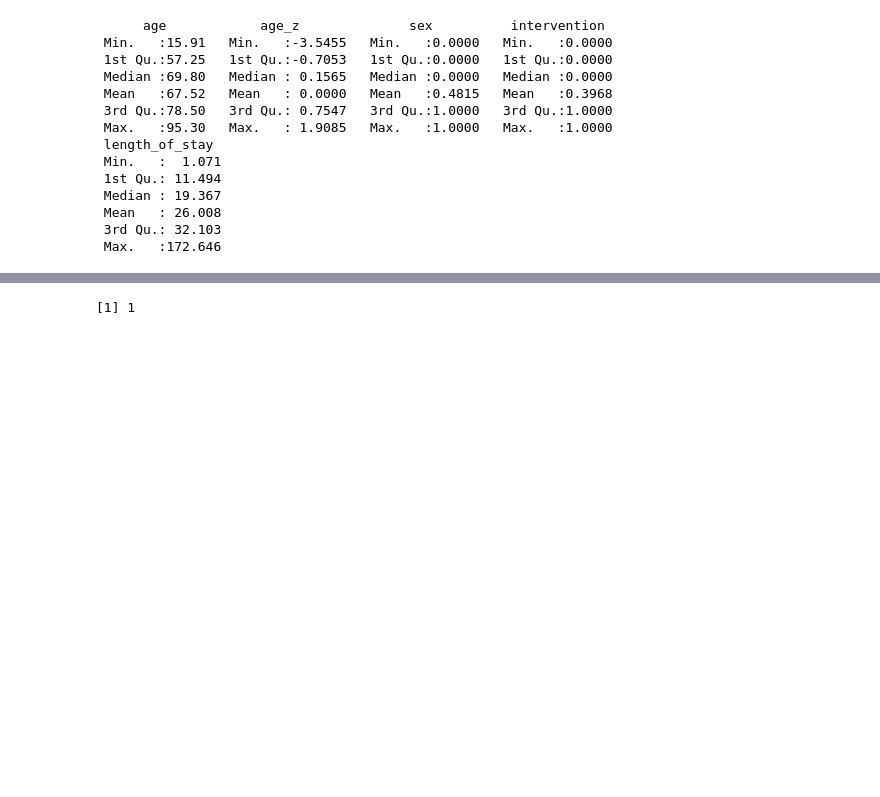
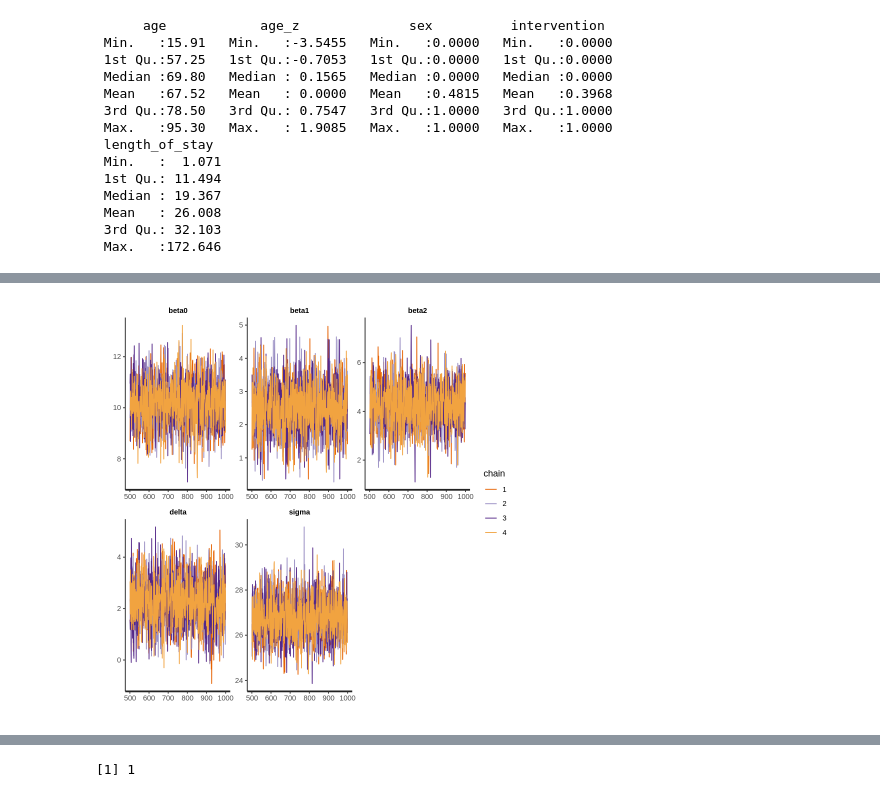
Before and after one commit to jeffvun/Bio-Informatics-Exercises, a Jupyter notebook: Bayesian_Stats_Assignment.ipynb, the cells around one changed output, grey strips where cells are left out. Cells and saved outputs as stored; diff of their text form; code cells hidden in the pictures; blank space fills up the shorter version.

```diff
--- a/Bayesian_Stats_Assignment.ipynb
+++ b/Bayesian_Stats_Assignment.ipynb
@@ -117,3 +163,8 @@ Samples were drawn using NUTS(diag_e) at Sun Jan 28 12:11:42 2024.
 For each parameter, n_eff is a crude measure of effective sample size,
 and Rhat is the potential scale reduction factor on split chains (at
 convergence, Rhat=1).
+# %%
+# Trace plots
+traceplot(stan_fit)
+# %% [output]
+[figure, added]
```
Also changed, not shown: parts of 9 cells of this notebook.
